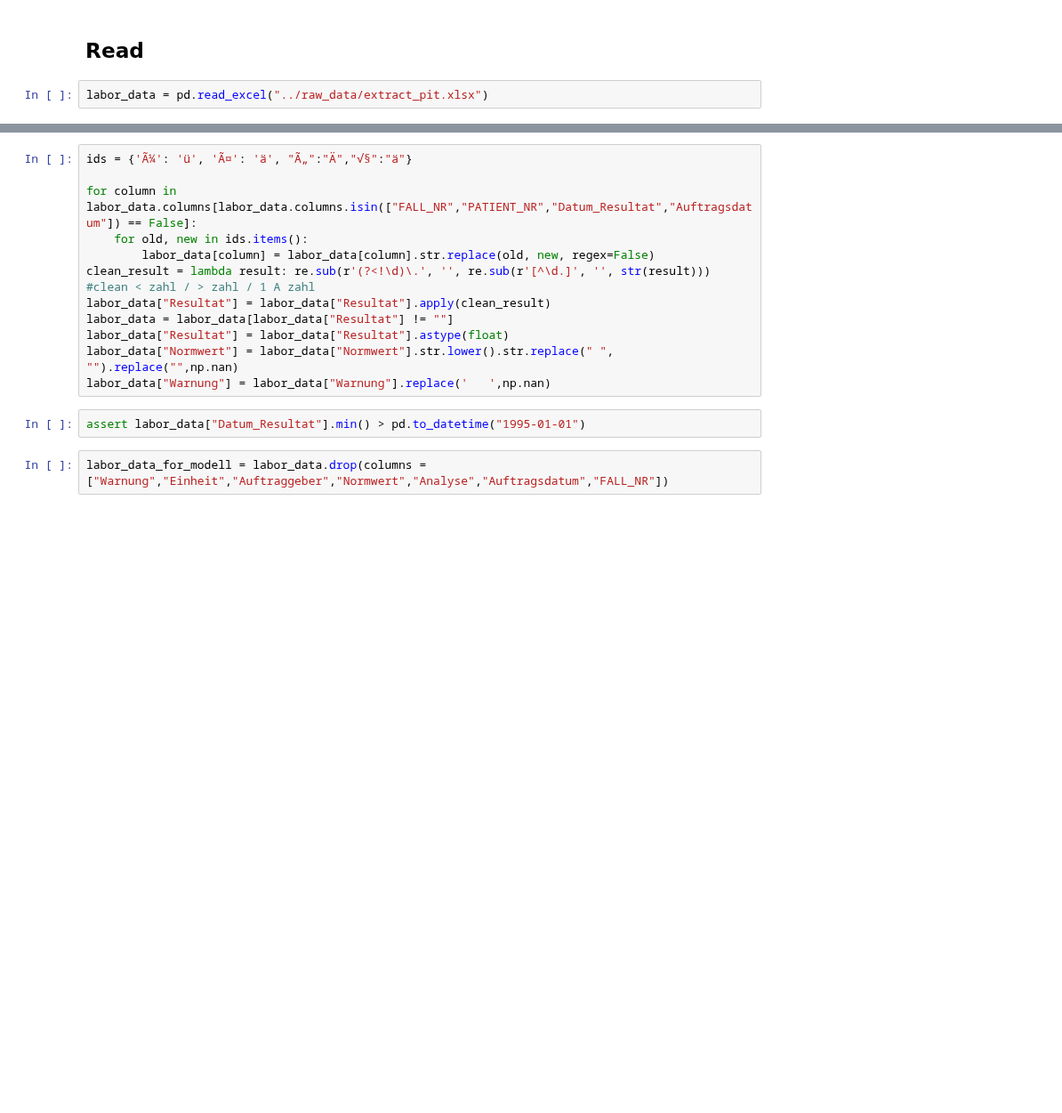
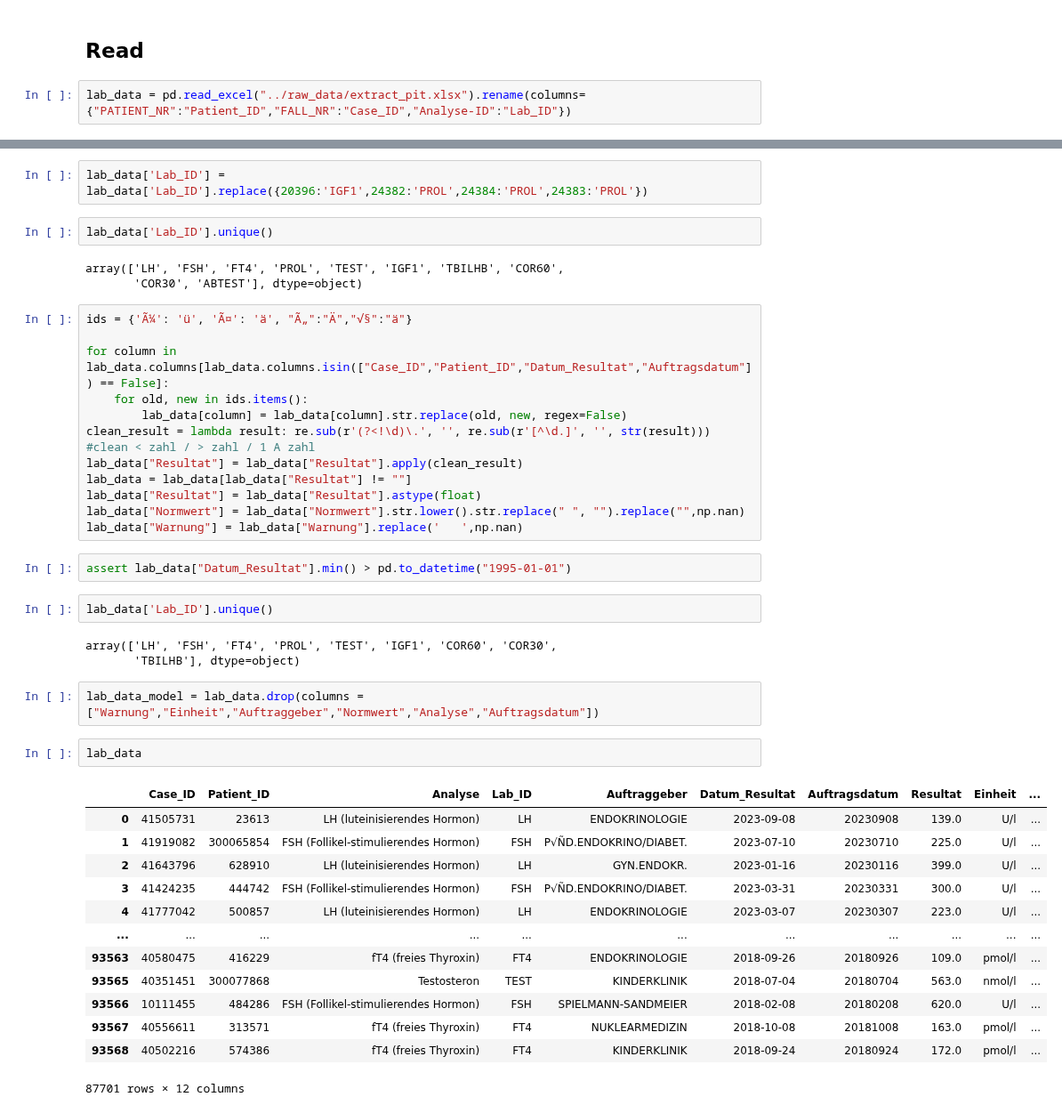
Before and after one commit to tmandelz/classification-prolactinoma, a Jupyter notebook: eda/clean_preprocessing.ipynb, the cells around one changed output, grey strips where cells are left out. Shown at 89% size. Drawn from its saved outputs; the diff is of its cells as text; blank space fills up the shorter version.

Commit message:
add changes to naming and additonal lab data

```diff
--- a/eda/clean_preprocessing.ipynb
+++ b/eda/clean_preprocessing.ipynb
@@ -257,4 +194,4 @@ Start Clean and Preprocessing labor data
 # %% [markdown]
 ## Read
 # %%
-labor_data = pd.read_excel("../raw_data/extract_pit.xlsx")
+lab_data = pd.read_excel("../raw_data/extract_pit.xlsx").rename(columns={"PATIENT_NR":"Patient_ID","FALL_NR":"Case_ID","Analyse-ID":"Lab_ID"})
@@ -261,18 +205,46 @@ labor_data = pd.read_excel("../raw_data/extract_pit.xlsx")
+# %%
+lab_data['Lab_ID'] = lab_data['Lab_ID'].replace({20396:'IGF1',24382:'PROL',24384:'PROL',24383:'PROL'})
+# %%
+lab_data['Lab_ID'].unique()
+# %% [output]
+array(['LH', 'FSH', 'FT4', 'PROL', 'TEST', 'IGF1', 'TBILHB', 'COR60',
+       'COR30', 'ABTEST'], dtype=object)
 # %%
 ids = {'Ã¼': 'ü', 'Ã¤': 'ä', "Ã„":"Ä","√§":"ä"}
 
-for column in labor_data.columns[labor_data.columns.isin(["FALL_NR","PATIENT_NR","Datum_Resultat","Auftragsdatum"]) == False]:
+for column in lab_data.columns[lab_data.columns.isin(["Case_ID","Patient_ID","Datum_Resultat","Auftragsdatum"]) == False]:
     for old, new in ids.items():
-        labor_data[column] = labor_data[column].str.replace(old, new, regex=False)
+        lab_data[column] = lab_data[column].str.replace(old, new, regex=False)
 clean_result = lambda result: re.sub(r'(?<!\d)\.', '', re.sub(r'[^\d.]', '', str(result))) #clean < zahl / > zahl / 1 A zahl
-labor_data["Resultat"] = labor_data["Resultat"].apply(clean_result)
-labor_data = labor_data[labor_data["Resultat"] != ""]
-labor_data["Resultat"] = labor_data["Resultat"].astype(float)
-labor_data["Normwert"] = labor_data["Normwert"].str.lower().str.replace(" ", "").replace("",np.nan)
-labor_data["Warnung"] = labor_data["Warnung"].replace('   ',np.nan)
+lab_data["Resultat"] = lab_data["Resultat"].apply(clean_result)
+lab_data = lab_data[lab_data["Resultat"] != ""]
+lab_data["Resultat"] = lab_data["Resultat"].astype(float)
+lab_data["Normwert"] = lab_data["Normwert"].str.lower().str.replace(" ", "").replace("",np.nan)
+lab_data["Warnung"] = lab_data["Warnung"].replace('   ',np.nan)
 # %%
-assert labor_data["Datum_Resultat"].min() > pd.to_datetime("1995-01-01")
+assert lab_data["Datum_Resultat"].min() > pd.to_datetime("1995-01-01")
+# %%
+lab_data['Lab_ID'].unique()
+# %% [output]
+array(['LH', 'FSH', 'FT4', 'PROL', 'TEST', 'IGF1', 'COR60', 'COR30',
+       'TBILHB'], dtype=object)
 # %%
-labor_data_for_modell = labor_data.drop(columns = ["Warnung","Einheit","Auftraggeber","Normwert","Analyse","Auftragsdatum","FALL_NR"])
+lab_data_model = lab_data.drop(columns = ["Warnung","Einheit","Auftraggeber","Normwert","Analyse","Auftragsdatum"])
+# %%
+lab_data
+# %% [output]
+|  | Case_ID | Patient_ID | Analyse | Lab_ID | Auftraggeber | Datum_Resultat | Auftragsdatum | Resultat | Einheit | ... |
+| 0 | 41505731 | 23613 | LH (luteinisierendes Hormon) | LH | ENDOKRINOLOGIE | 2023-09-08 | 20230908 | 139.0 | U/l | ... |
+| 1 | 41919082 | 300065854 | FSH (Follikel-stimulierendes Hormon) | FSH | P√ÑD.ENDOKRINO/DIABET. | 2023-07-10 | 20230710 | 225.0 | U/l | ... |
+| 2 | 41643796 | 628910 | LH (luteinisierendes Hormon) | LH | GYN.ENDOKR. | 2023-01-16 | 20230116 | 399.0 | U/l | ... |
+| 3 | 41424235 | 444742 | FSH (Follikel-stimulierendes Hormon) | FSH | P√ÑD.ENDOKRINO/DIABET. | 2023-03-31 | 20230331 | 300.0 | U/l | ... |
+| 4 | 41777042 | 500857 | LH (luteinisierendes Hormon) | LH | ENDOKRINOLOGIE | 2023-03-07 | 20230307 | 223.0 | U/l | ... |
+| ... | ... | ... | ... | ... | ... | ... | ... | ... | ... | ... |
+| 93563 | 40580475 | 416229 | fT4 (freies Thyroxin) | FT4 | ENDOKRINOLOGIE | 2018-09-26 | 20180926 | 109.0 | pmol/l | ... |
+| 93565 | 40351451 | 300077868 | Testosteron | TEST | KINDERKLINIK | 2018-07-04 | 20180704 | 563.0 | nmol/l | ... |
+| 93566 | 10111455 | 484286 | FSH (Follikel-stimulierendes Hormon) | FSH | SPIELMANN-SANDMEIER | 2018-02-08 | 20180208 | 620.0 | U/l | ... |
+| 93567 | 40556611 | 313571 | fT4 (freies Thyroxin) | FT4 | NUKLEARMEDIZIN | 2018-10-08 | 20181008 | 163.0 | pmol/l | ... |
+| 93568 | 40502216 | 574386 | fT4 (freies Thyroxin) | FT4 | KINDERKLINIK | 2018-09-24 | 20180924 | 172.0 | pmol/l | ... |
+87701 rows × 12 columns
 # %%
 # mean of results of same date
```
Also changed, not shown: parts of 39 cells of this notebook.
